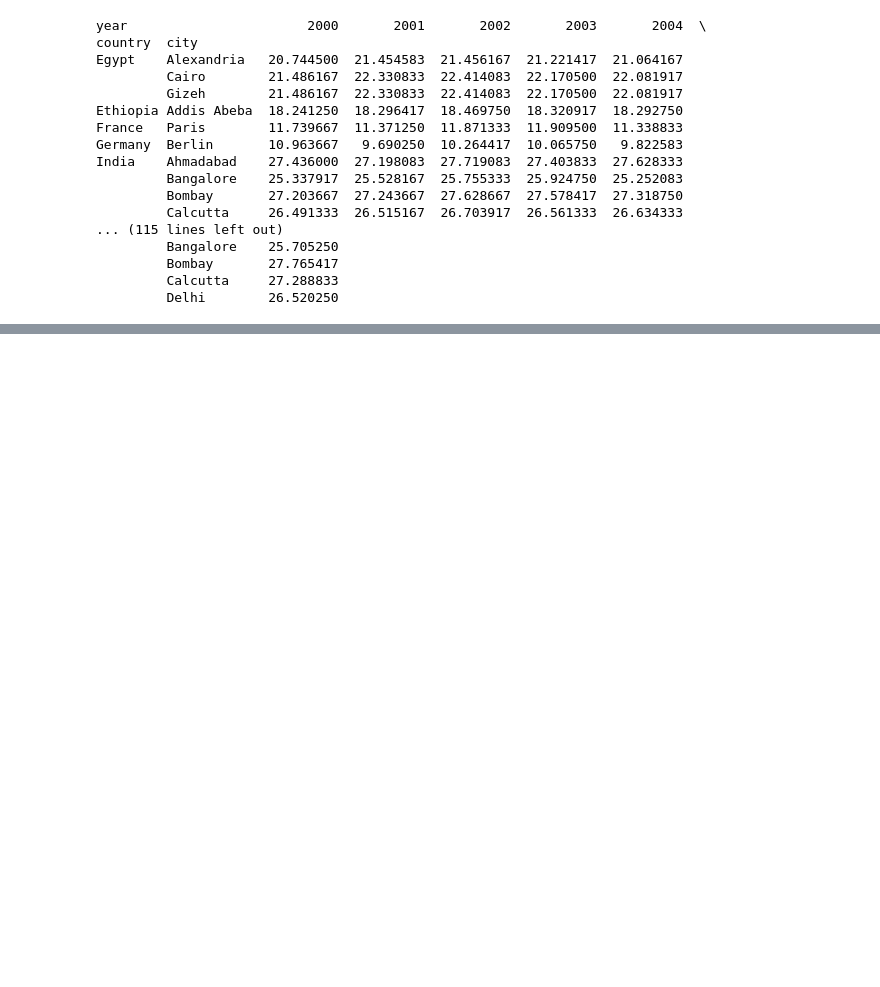
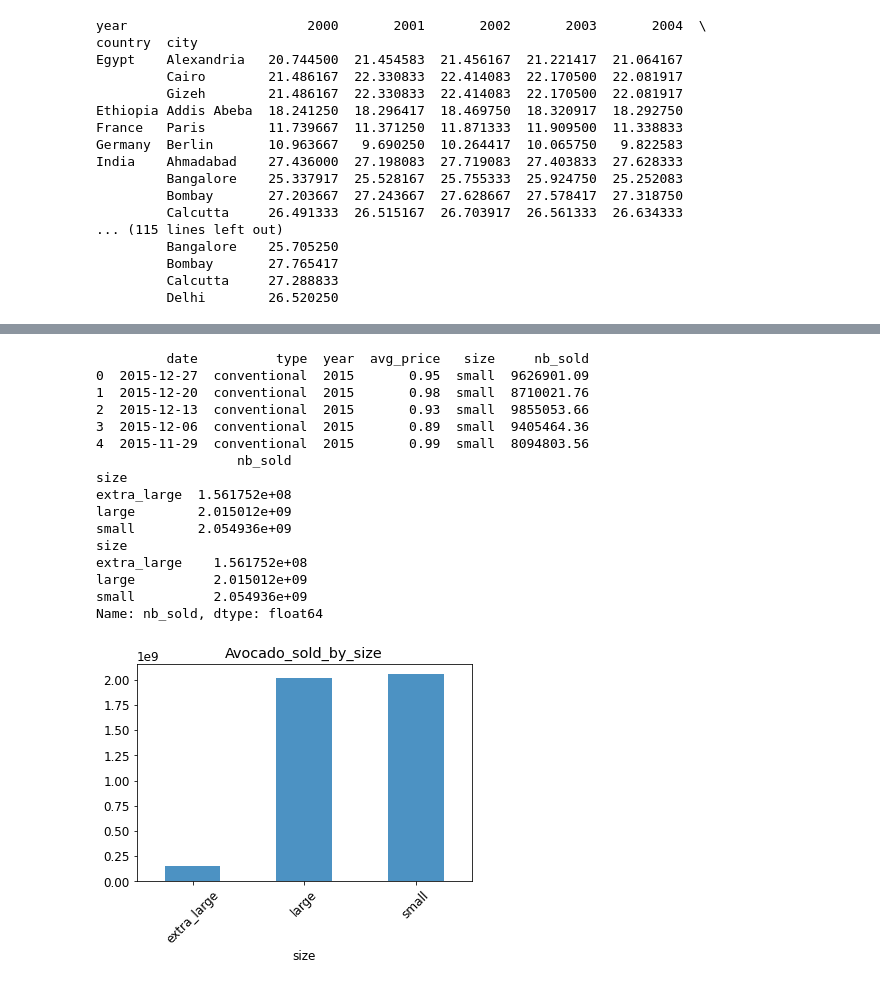
Before and after one commit to johnhhu2020/DataCamp-Data-Scientist-with-Python-Track, a Jupyter notebook: DataCamp Data Manipulation with Pandas.ipynb, the cells around one changed output, grey strips where cells are left out. Cells and saved outputs as stored; diff of their text form; code cells hidden in the pictures; blank space fills up the shorter version.

```diff
--- a/DataCamp Data Manipulation with Pandas.ipynb
+++ b/DataCamp Data Manipulation with Pandas.ipynb
@@ -2859,0 +3064,48 @@ print(mean_temp_by_city[____])
+# %%
+import pandas as pd
+import numpy as np
+
+avocado = pd.read_pickle('avoplotto.pkl')
+
+
+import matplotlib.pyplot as plt
+
+# Print the head of the avocados dataset
+print(avocado.head())
+
+
+# For each avocado size group, calculate the total number sold, storing as nb_sold_by_size
+nb_sold_by_size = avocado.pivot_table('nb_sold', index='size', aggfunc=np.sum)   ### Do Not add .sum() in the end
+print(nb_sold_by_size)                                                           ### It sum up everything
+#####################################################################################################################
+#####################################################################################################################
+nb_sold_by_size = avocado.groupby('size')['nb_sold'].sum()
+print(nb_sold_by_size)
+
+
+#####################################################################################################################
+plt.rcParams['font.size'] = '12'
+
+
+#Create a bar plot of the number of avocados sold by size
+#####################################################################################################################
+nb_sold_by_size.plot(kind='bar', rot=45, title='Avocado_sold_by_size', alpha=0.8)
+plt.show()
+# %% [output]
+         date          type  year  avg_price   size     nb_sold
+0  2015-12-27  conventional  2015       0.95  small  9626901.09
+1  2015-12-20  conventional  2015       0.98  small  8710021.76
+2  2015-12-13  conventional  2015       0.93  small  9855053.66
+3  2015-12-06  conventional  2015       0.89  small  9405464.36
+4  2015-11-29  conventional  2015       0.99  small  8094803.56
+                  nb_sold
+size
+extra_large  1.561752e+08
+large        2.015012e+09
+small        2.054936e+09
+size
+extra_large    1.561752e+08
+large          2.015012e+09
+small          2.054936e+09
+Name: nb_sold, dtype: float64
+[figure, added]
```
Also changed, not shown: parts of 44 cells of this notebook.
